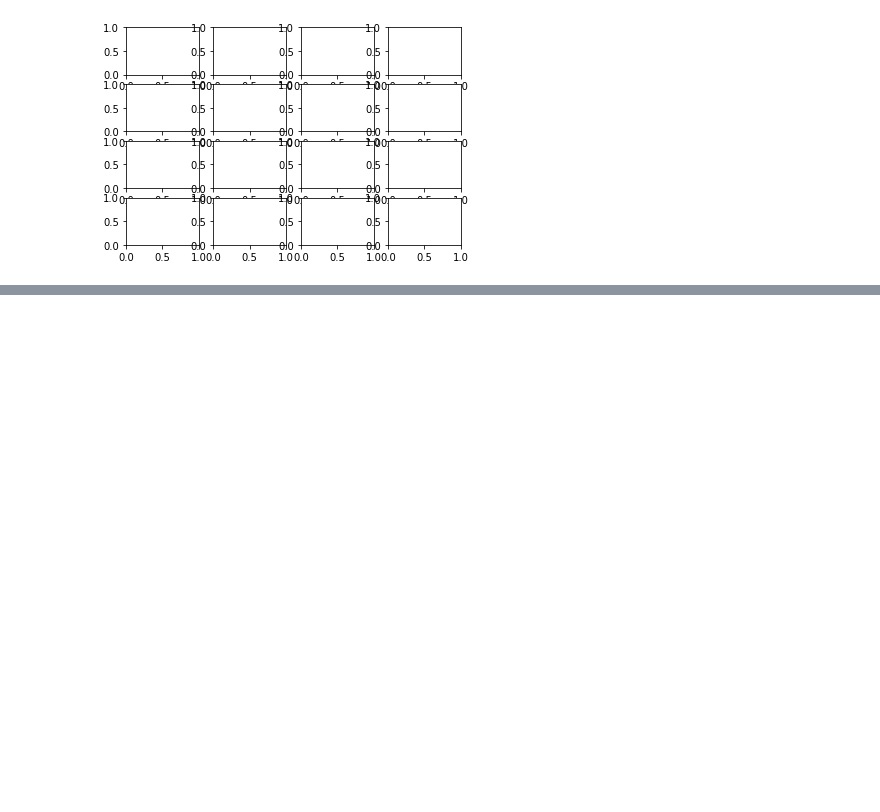
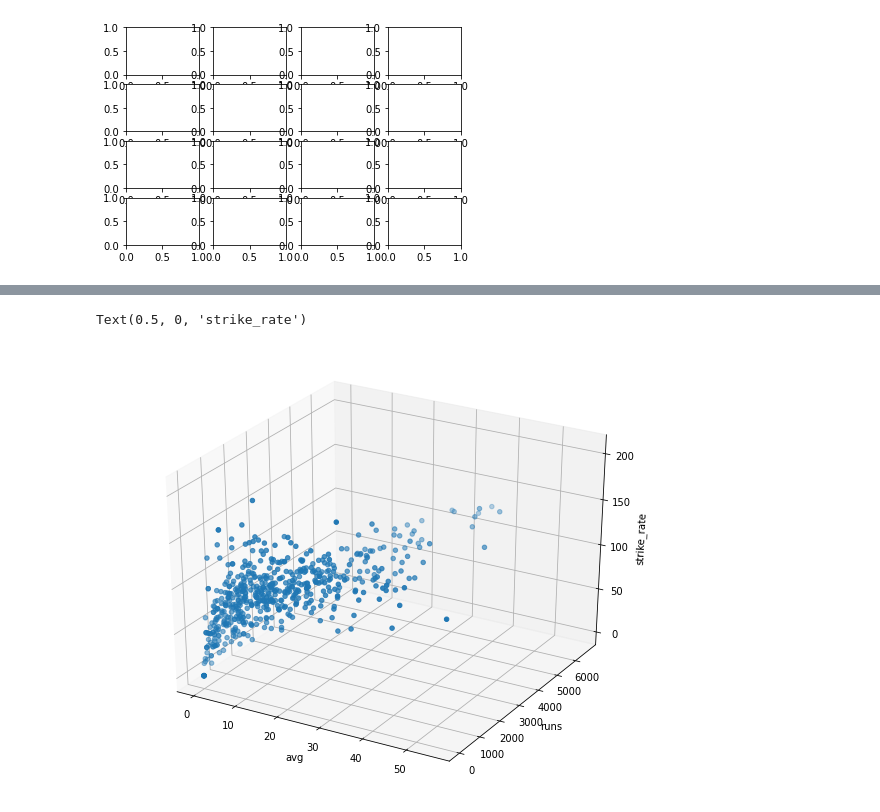
Before and after one commit to bhavnish97/DataScience-Concepts, a Jupyter notebook: Advanced_Matplotlib.ipynb, the cells around one changed output, grey strips where cells are left out. Cells and saved outputs as stored; diff of their text form; code cells hidden in the pictures; blank space fills up the shorter version.

```diff
--- a/Advanced_Matplotlib.ipynb
+++ b/Advanced_Matplotlib.ipynb
@@ -161,0 +180,10 @@ ax[1][1].hist(df['runs'])
+# %%
+fig = plt.figure(figsize=(10,8))
+ax = plt.subplot(projection='3d')
+ax.scatter(batsman_df['avg'], batsman_df['runs'], batsman_df['strike_rate'])
+ax.set_xlabel('avg')
+ax.set_ylabel('runs')
+ax.set_zlabel('strike_rate')
+# %% [output]
+Text(0.5, 0, 'strike_rate')
+[figure, added]
```
Also changed, not shown: parts of 27 cells of this notebook.
